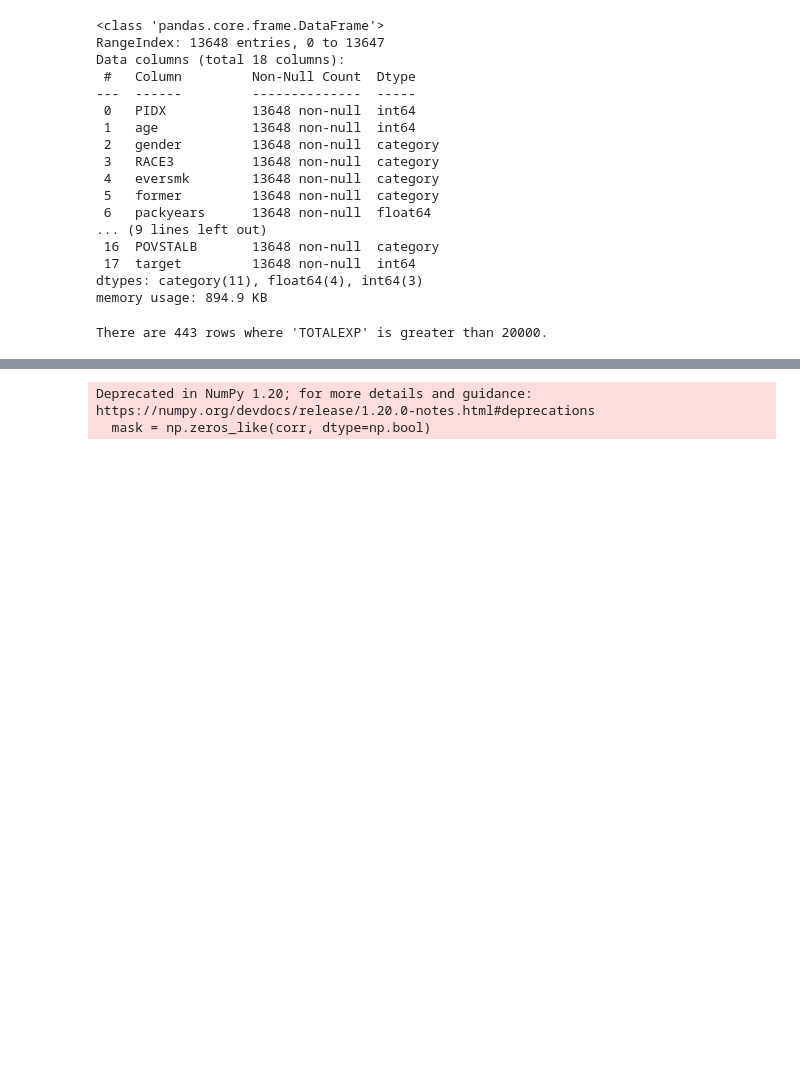
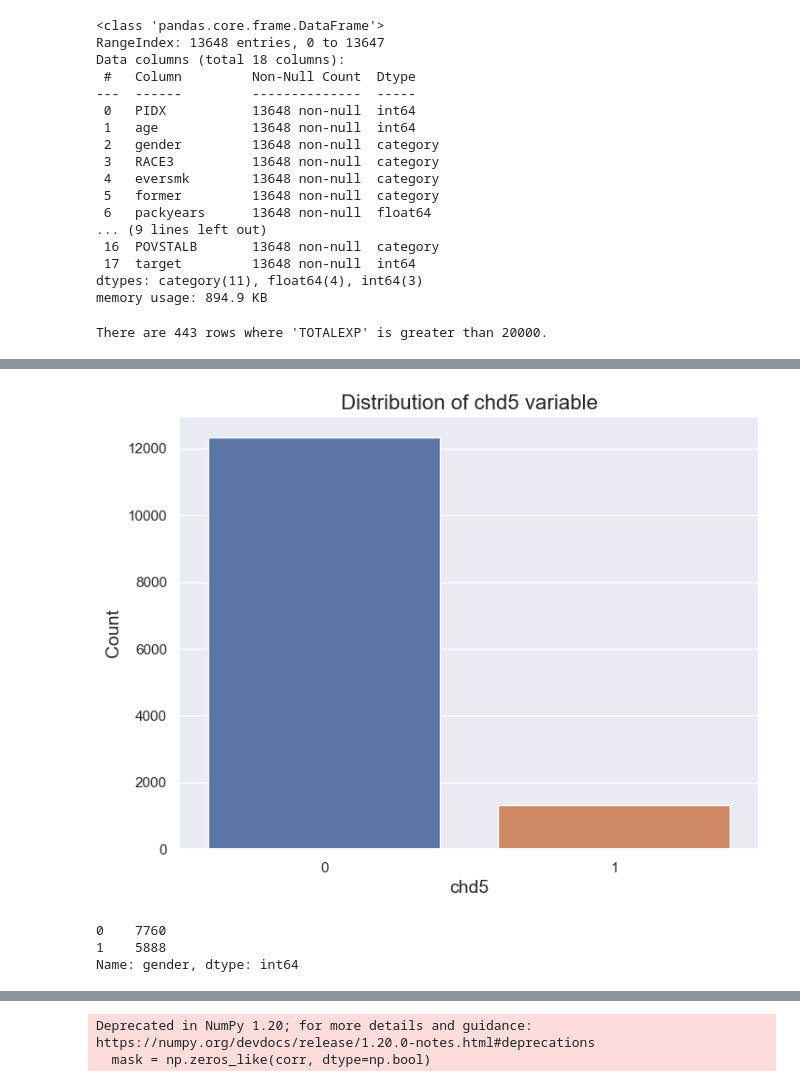
Before and after one commit to oscar066/nzuri_Analysis, a Jupyter notebook: nmes.ipynb, the cells around one changed output, grey strips where cells are left out. Saved outputs shown, nothing was run; the diff lists cells and outputs as text; code cells hidden in the pictures; blank space fills up the shorter version.

```diff
--- a/nmes.ipynb
+++ b/nmes.ipynb
@@ -581,0 +576,16 @@ https://gist.github.com/mwaskom/de44147ed2974457ad6372750bbe5751
+# %%
+# plotting the chd5 variable
+fig, ax = plt.subplots(figsize=(8, 6))
+sns.countplot(x=nmes_df['chd5 '], ax=ax)
+plt.title("Distribution of chd5 variable", fontsize=16)
+plt.ylabel("Count", fontsize=14)
+plt.xlabel("chd5", fontsize=14)
+plt.show()
+# %% [output]
+[figure, added]
+# %%
+nmes_df['gender'].value_counts()
+# %% [output]
+0    7760
+1    5888
+Name: gender, dtype: int64
```
Also changed, not shown: parts of 58 cells of this notebook.
